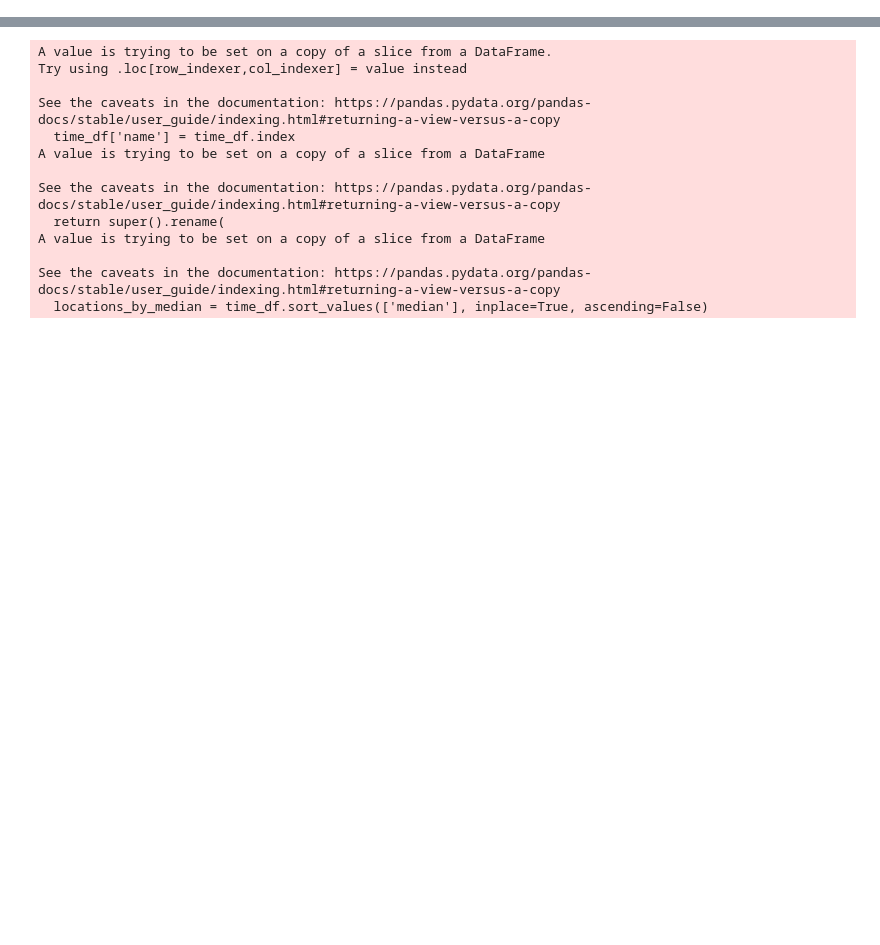
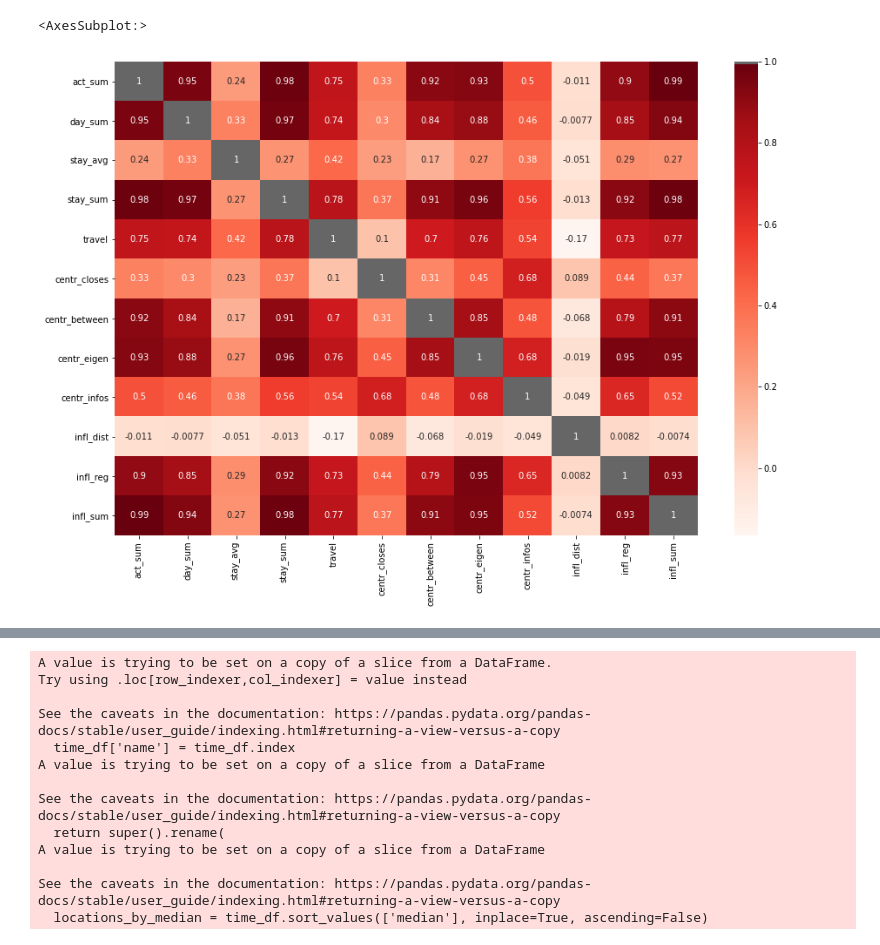
Before and after one commit to adammertel/itinerary-analysis_PO2-case-study, a Jupyter notebook: src/analysis/use-cases/metrics-comparison.ipynb, the cells around one changed output, grey strips where cells are left out. Drawn from its saved outputs; the diff is of its cells as text; code cells hidden in the pictures; blank space fills up the shorter version.

```diff
--- a/src/analysis/use-cases/metrics-comparison.ipynb
+++ b/src/analysis/use-cases/metrics-comparison.ipynb
@@ -92,3 +80,28 @@ df.sort_values('median', ascending=False)
 | Friesach | 112 | 113.0 | 11.0 | 4.0 | 4.0 | 2.0 | 1.0 | 46.98 | 14.33 | 1.0 | ... |
 | Čáslav | 51 | 52.0 | 5.0 | 1.0 | 1.0 | 2.0 | 1.0 | 49.91 | 15.39 | 1.0 | ... |
 79 rows × 94 columns
+# %%
+corr = df[metrics].corr()
+# corr.mean())
+
+mask = np.zeros_like(corr)
+mask[np.triu_indices_from(mask)] = True
+
+plt.figure(figsize=(15,10))
+cscheme = cm.get_cmap('Reds', 256)
+newcolors = cscheme(np.linspace(0, 1, 256))
+
+#for metric in corr.index:
+#    corr.at[metric, metric] = (corr.sum()[metric] - 1) / len(metrics)
+
+black = np.array([0.4,0.4,0.4,1])
+
+# white color at the beginning of the scale, black at the end
+newcolors[255:256, :] = black
+
+newcmp = ListedColormap(newcolors)
+
+sns.heatmap(corr, cmap=newcmp, annot=True)
+# %% [output]
+<AxesSubplot:>
+[figure, added]
```
Also changed, not shown: parts of 7 cells of this notebook, 1 other file.
